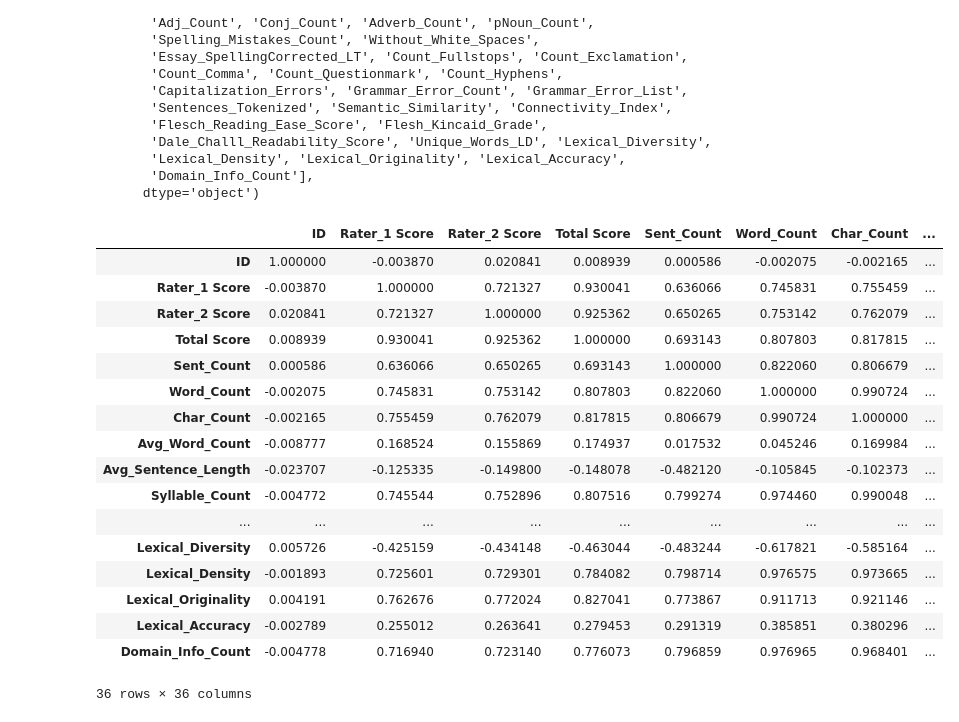
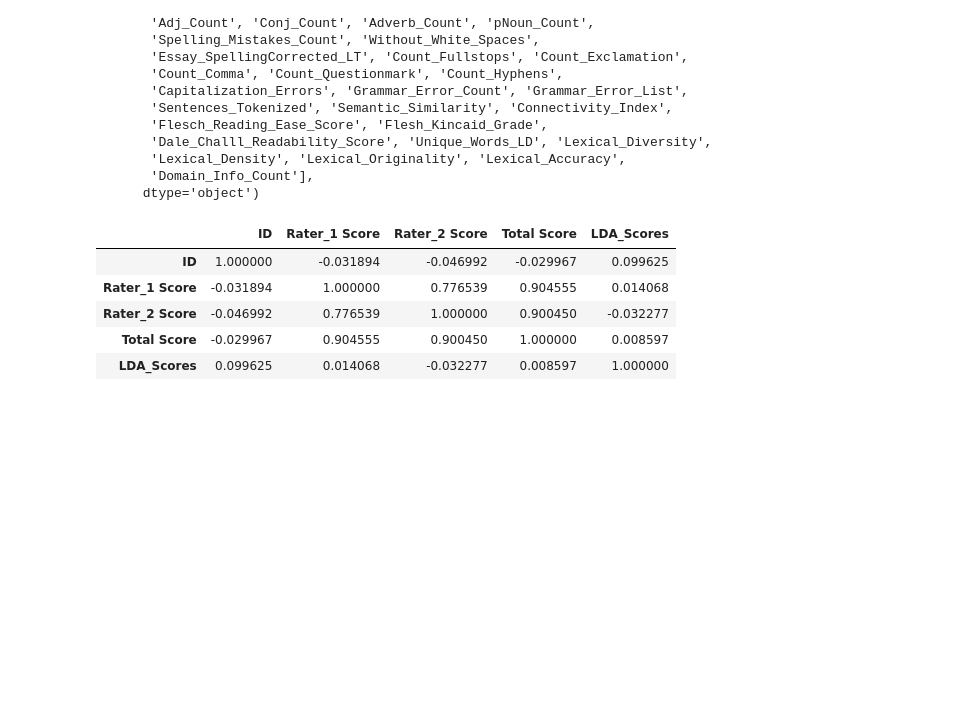
Before and after one commit to mustafabawany/IntelliTech, a Jupyter notebook: Feature_Engineering.ipynb, the cells around one changed output. Cells and saved outputs as stored; diff of their text form; code cells hidden in the pictures; blank space fills up the shorter version.

```diff
--- a/Feature_Engineering.ipynb
+++ b/Feature_Engineering.ipynb
@@ -1159,0 +1484,2 @@ Data_Essay_01["Lexical_Accuracy"] = Data_Essay_01.apply(lambda row :Lexical_Accu
+# %%
+Data_Essay_01["LDA_Scores"] = pd.Series(answer_relevance_scores)
@@ -1244,6 +1591,15 @@ len(Nouns_List)
 110560
 # %%
 def Finding_Top_Words(Essay):
+  """
+    Finding Best Performing Words
+
+    Args:
+      Essay: Each Student's response
+
+    Return:
+      int
+  """
   count = 0;
   words = nltk.word_tokenize(Essay)
   for word in words:
@@ -1335,7 +1690,16 @@ Data_Essay_01["Preprocessed_Essay"] = Data_Essay_01["Preprocessed_Essay"].apply(
 1783 rows × 6 columns
 # %%
 def Yule_K(text):
-# calculate M1 (total number of types)
+  """
+    Measures Lexical Diversity in a text
+
+    Args:
+      text: Student's response
+
+    Return:
+      float
+  """
+  # calculate M1 (total number of types)
   word_freq = {}
   for word in text.split():
       if word in word_freq:
@@ -1369,6 +1733,15 @@ vectorizer = TfidfVectorizer()
 comprehension_vector = vectorizer.fit_transform([comprehension])
 # %%
 def Find_Relevance(Essay):
+  """
+    Finding Relevance Between Source Prompt and Student's Response
+
+    Args:
+      Essay: Each student's response
+
+    Return:
+      float
+  """
   answer_vector = vectorizer.transform([Essay])
 
   # Calculate the cosine similarity between the vectors
@@ -1434,26 +1793,14 @@ Index(['Unnamed: 0', 'ID', 'Essay', 'Rater_1 Score', 'Rater_2 Score',
 # %%
 Data_Essay_01_Features.drop('Unnamed: 0' , axis = 1 , inplace = True)
 # %%
-Data_Essay_01_Features.corr()
+Data_Essay_01.corr()
 # %% [output]
-|  | ID | Rater_1 Score | Rater_2 Score | Total Score | Sent_Count | Word_Count | Char_Count | ... |
-| ID | 1.000000 | -0.003870 | 0.020841 | 0.008939 | 0.000586 | -0.002075 | -0.002165 | ... |
-| Rater_1 Score | -0.003870 | 1.000000 | 0.721327 | 0.930041 | 0.636066 | 0.745831 | 0.755459 | ... |
-| Rater_2 Score | 0.020841 | 0.721327 | 1.000000 | 0.925362 | 0.650265 | 0.753142 | 0.762079 | ... |
-| Total Score | 0.008939 | 0.930041 | 0.925362 | 1.000000 | 0.693143 | 0.807803 | 0.817815 | ... |
-| Sent_Count | 0.000586 | 0.636066 | 0.650265 | 0.693143 | 1.000000 | 0.822060 | 0.806679 | ... |
-| Word_Count | -0.002075 | 0.745831 | 0.753142 | 0.807803 | 0.822060 | 1.000000 | 0.990724 | ... |
-| Char_Count | -0.002165 | 0.755459 | 0.762079 | 0.817815 | 0.806679 | 0.990724 | 1.000000 | ... |
-| Avg_Word_Count | -0.008777 | 0.168524 | 0.155869 | 0.174937 | 0.017532 | 0.045246 | 0.169984 | ... |
-| Avg_Sentence_Length | -0.023707 | -0.125335 | -0.149800 | -0.148078 | -0.482120 | -0.105845 | -0.102373 | ... |
-| Syllable_Count | -0.004772 | 0.745544 | 0.752896 | 0.807516 | 0.799274 | 0.974460 | 0.990048 | ... |
-| ... | ... | ... | ... | ... | ... | ... | ... | ... |
-| Lexical_Diversity | 0.005726 | -0.425159 | -0.434148 | -0.463044 | -0.483244 | -0.617821 | -0.585164 | ... |
-| Lexical_Density | -0.001893 | 0.725601 | 0.729301 | 0.784082 | 0.798714 | 0.976575 | 0.973665 | ... |
-| Lexical_Originality | 0.004191 | 0.762676 | 0.772024 | 0.827041 | 0.773867 | 0.911713 | 0.921146 | ... |
-| Lexical_Accuracy | -0.002789 | 0.255012 | 0.263641 | 0.279453 | 0.291319 | 0.385851 | 0.380296 | ... |
-| Domain_Info_Count | -0.004778 | 0.716940 | 0.723140 | 0.776073 | 0.796859 | 0.976965 | 0.968401 | ... |
+|  | ID | Rater_1 Score | Rater_2 Score | Total Score | LDA_Scores |
+| ID | 1.000000 | -0.031894 | -0.046992 | -0.029967 | 0.099625 |
+| Rater_1 Score | -0.031894 | 1.000000 | 0.776539 | 0.904555 | 0.014068 |
+| Rater_2 Score | -0.046992 | 0.776539 | 1.000000 | 0.900450 | -0.032277 |
+| Total Score | -0.029967 | 0.904555 | 0.900450 | 1.000000 | 0.008597 |
+| LDA_Scores | 0.099625 | 0.014068 | -0.032277 | 0.008597 | 1.000000 |
-36 rows × 36 columns
 # %%
 import seaborn as sns
 
```
Also changed, not shown: parts of 61 cells of this notebook.
